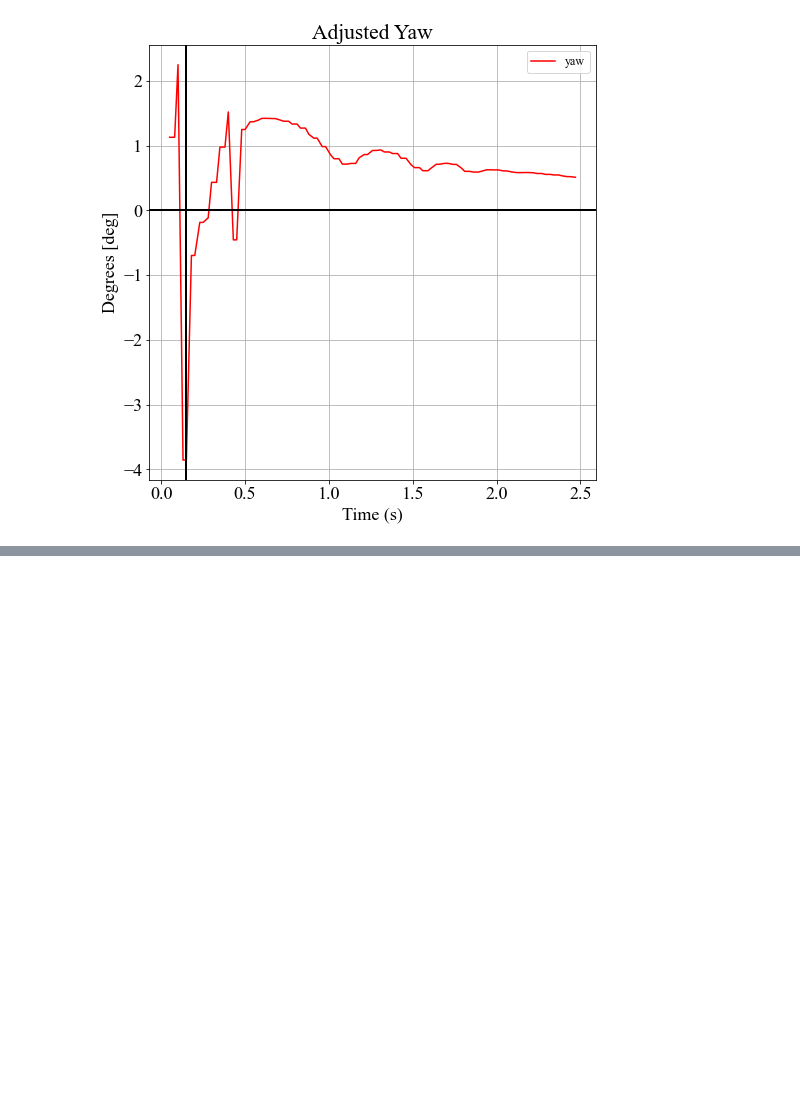
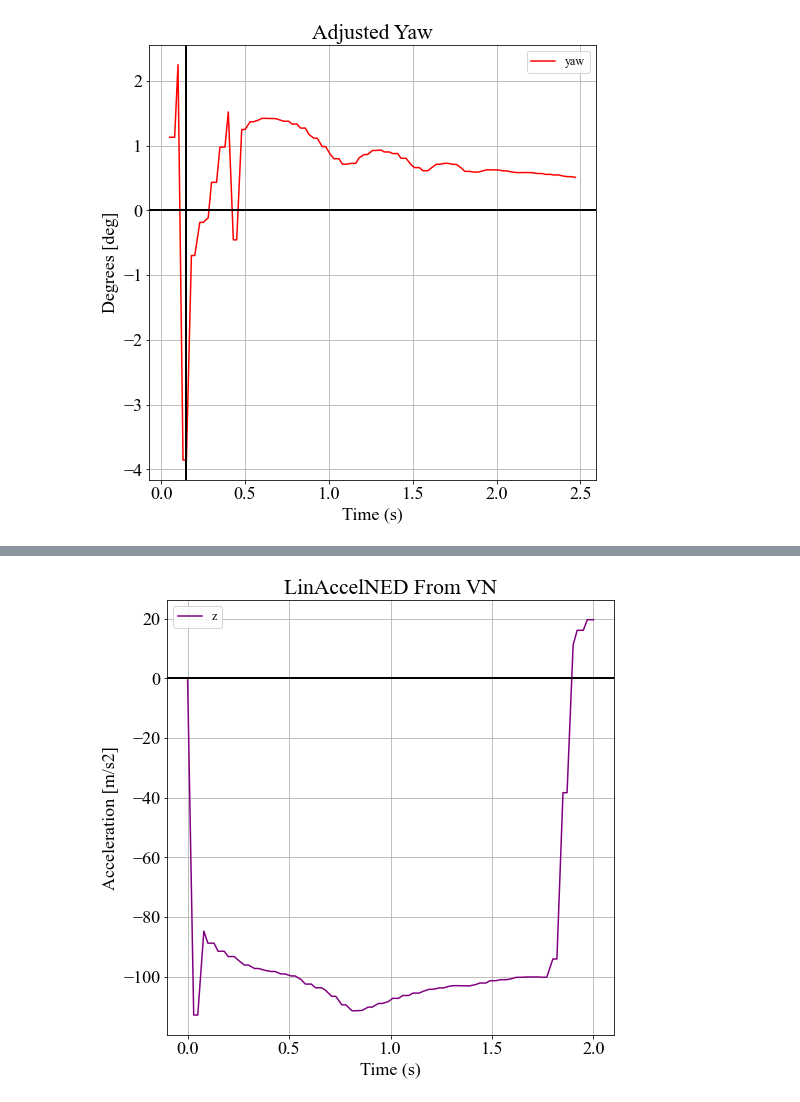
Before and after one commit to VADL-2022/IMU_VV, a Jupyter notebook: 05_NASA_SLI/SLI_Angle_Analysis.ipynb, the cells around one changed output, grey strips where cells are left out. Cells and saved outputs as stored; diff of their text form; code cells hidden in the pictures; blank space fills up the shorter version.

```diff
--- a/05_NASA_SLI/SLI_Angle_Analysis.ipynb
+++ b/05_NASA_SLI/SLI_Angle_Analysis.ipynb
@@ -256,0 +263,35 @@ plt.show()
+# %%
+################## DATA FRAME ##################
+datafile = '../Data/Trunc_Fullscale1.csv'
+fields = ['Timestamp', 'Pres',
+  'Roll', 'Pitch', 'Yaw',
+  'LinearAccelNed X', 'LinearAccelNed Y', 'LinearAccelNed Z',
+  ]
+
+df = pd.read_csv(datafile, skipinitialspace=True, usecols=fields)
+
+################## INIT VECTORS ##################
+start22 = 30
+end22 = 110
+t_IMU22 = df['Timestamp'].values[start22:end22]
+yaw_IMU22 = df['Yaw'].values[start22:end22]
+pitch_IMU22 = df['Pitch'].values[start22:end22]
+roll_IMU22 = df['Roll'].values[start22:end22]
+t_IMU22 = (t_IMU22 - t_IMU22[0])
+# %%
+ax_vn22 = df['LinearAccelNed X'].values[start22:end22]
+ay_vn22 = df['LinearAccelNed Y'].values[start22:end22]
+az_vn22 = df['LinearAccelNed Z'].values[start22:end22]
+
+fig1 = plt.figure(1, figsize=(8,8))
+ax = plt.subplot(111)
+l4 = ax.plot(t_IMU22, az_vn22, color='purple', label='z')
+l5 = plt.axhline(y=0, color='black', linewidth=2)
+ax.set_title("LinAccelNED From VN")
+ax.set_xlabel('Time (s)')
+ax.set_ylabel("Acceleration [m/s2]")
+ax.legend()
+ax.grid()
+plt.show()
+# %% [output]
+[figure, added]
```
Also changed, not shown: parts of 18 cells of this notebook.
